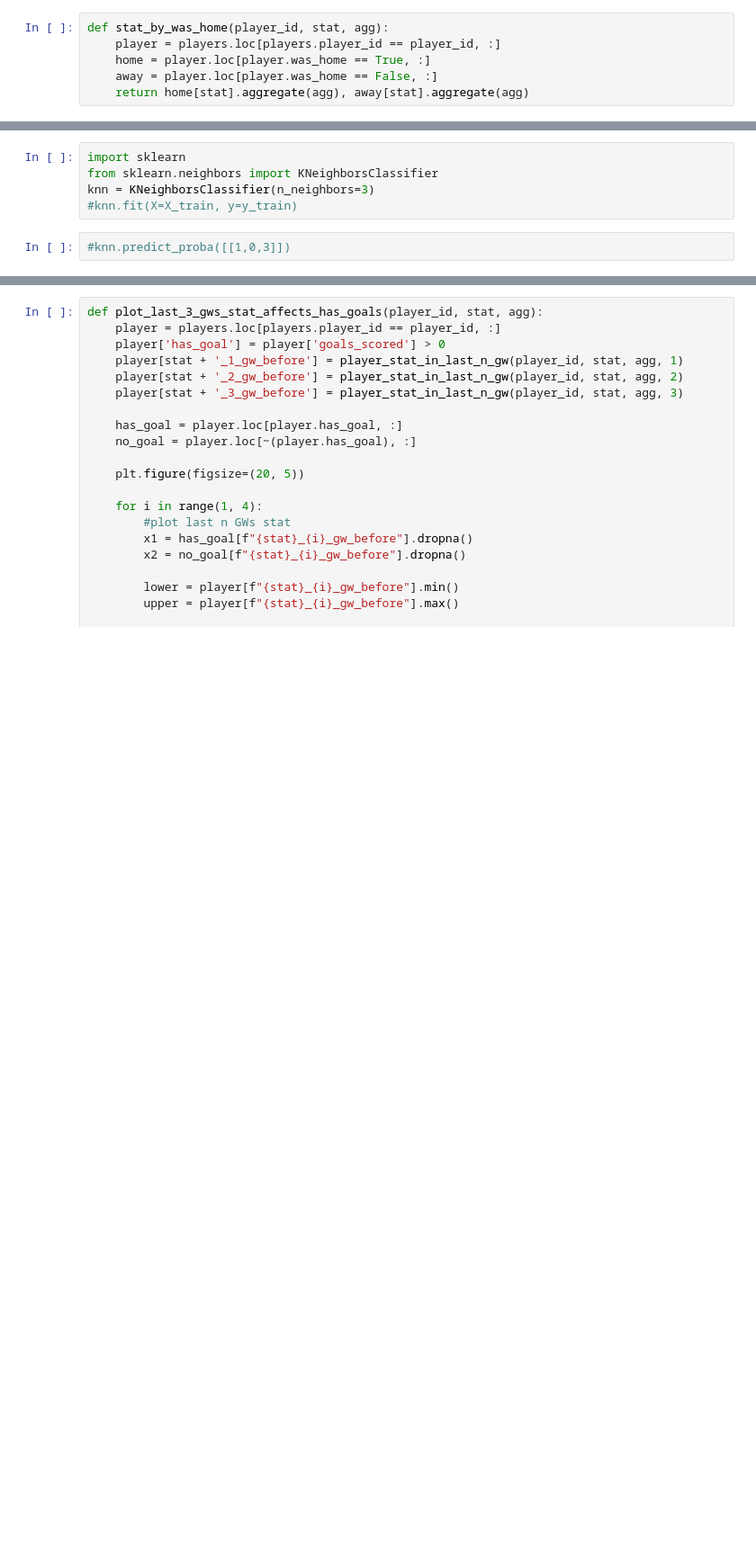
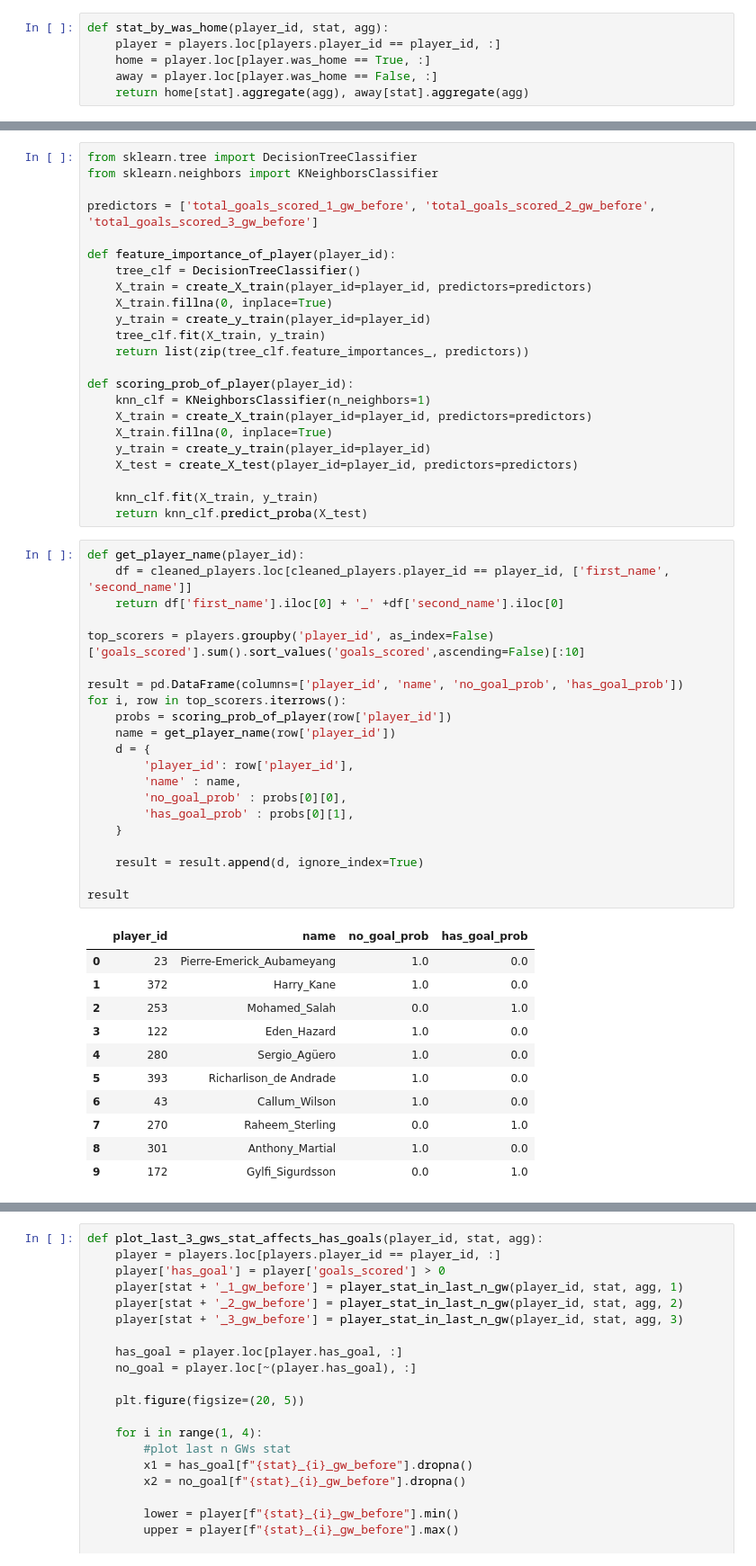
Before and after one commit to joei1994/FPL-analysis, a Jupyter notebook: captaincy_analysis.ipynb, the cells around one changed output, grey strips where cells are left out. Shown: that part at 90% size. Saved outputs shown, nothing was run; the diff lists cells and outputs as text; blank space fills up the shorter version.

```diff
--- a/captaincy_analysis.ipynb
+++ b/captaincy_analysis.ipynb
@@ -282,7 +262,56 @@ X_train
-# %%
-import sklearn
-from sklearn.neighbors import KNeighborsClassifier
-knn = KNeighborsClassifier(n_neighbors=3)
-#knn.fit(X=X_train, y=y_train)
-# %%
-#knn.predict_proba([[1,0,3]])
+# %%
+from sklearn.tree import DecisionTreeClassifier
+from sklearn.neighbors import KNeighborsClassifier
+
+predictors = ['total_goals_scored_1_gw_before', 'total_goals_scored_2_gw_before', 'total_goals_scored_3_gw_before']
+
+def feature_importance_of_player(player_id):
+    tree_clf = DecisionTreeClassifier()
+    X_train = create_X_train(player_id=player_id, predictors=predictors)
+    X_train.fillna(0, inplace=True)
+    y_train = create_y_train(player_id=player_id)
+    tree_clf.fit(X_train, y_train)
+    return list(zip(tree_clf.feature_importances_, predictors))
+
+def scoring_prob_of_player(player_id):
+    knn_clf = KNeighborsClassifier(n_neighbors=1)
+    X_train = create_X_train(player_id=player_id, predictors=predictors)
+    X_train.fillna(0, inplace=True)
+    y_train = create_y_train(player_id=player_id)
+    X_test = create_X_test(player_id=player_id, predictors=predictors)
+
+    knn_clf.fit(X_train, y_train)
+    return knn_clf.predict_proba(X_test)
+# %%
+def get_player_name(player_id):
+    df = cleaned_players.loc[cleaned_players.player_id == player_id, ['first_name', 'second_name']]
+    return df['first_name'].iloc[0] + '_' +df['second_name'].iloc[0]
+
+top_scorers = players.groupby('player_id', as_index=False)['goals_scored'].sum().sort_values('goals_scored',ascending=False)[:10]
+
+result = pd.DataFrame(columns=['player_id', 'name', 'no_goal_prob', 'has_goal_prob'])
+for i, row in top_scorers.iterrows():
+    probs = scoring_prob_of_player(row['player_id'])
+    name = get_player_name(row['player_id'])
+    d = {
+        'player_id': row['player_id'],
+        'name' : name,
+        'no_goal_prob' : probs[0][0],
+        'has_goal_prob' : probs[0][1],
+    }
+
+    result = result.append(d, ignore_index=True)
+
+result
+# %% [output]
+|  | player_id | name | no_goal_prob | has_goal_prob |
+| 0 | 23 | Pierre-Emerick_Aubameyang | 1.0 | 0.0 |
+| 1 | 372 | Harry_Kane | 1.0 | 0.0 |
+| 2 | 253 | Mohamed_Salah | 0.0 | 1.0 |
+| 3 | 122 | Eden_Hazard | 1.0 | 0.0 |
+| 4 | 280 | Sergio_Agüero | 1.0 | 0.0 |
+| 5 | 393 | Richarlison_de Andrade | 1.0 | 0.0 |
+| 6 | 43 | Callum_Wilson | 1.0 | 0.0 |
+| 7 | 270 | Raheem_Sterling | 0.0 | 1.0 |
+| 8 | 301 | Anthony_Martial | 1.0 | 0.0 |
+| 9 | 172 | Gylfi_Sigurdsson | 0.0 | 1.0 |
```
Also changed, not shown: parts of 4 cells of this notebook.
